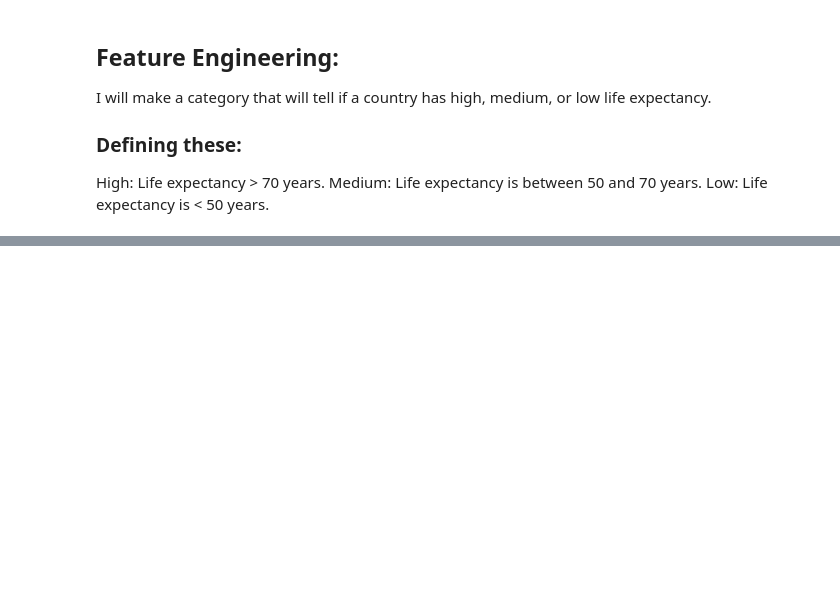
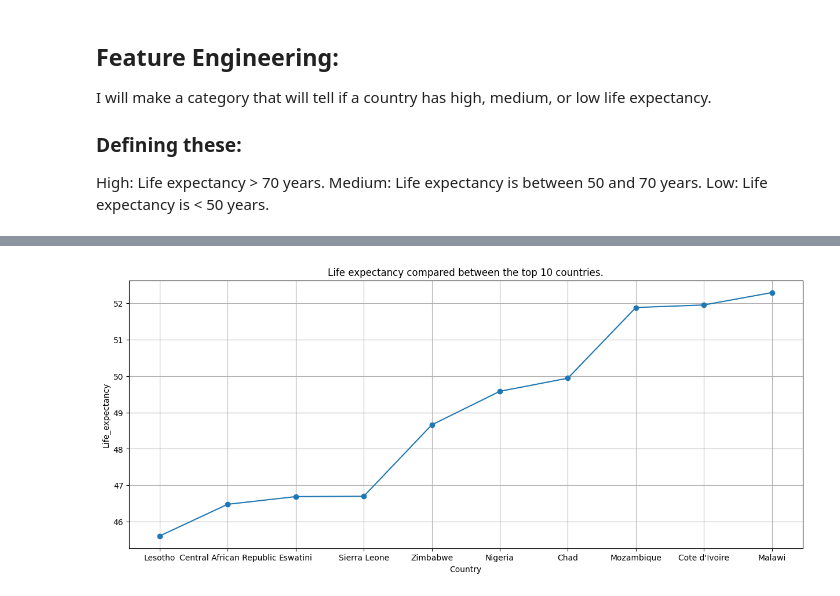
Before and after one commit to REMELH01/m2_miniproj, a Jupyter notebook: miniproj.ipynb, the cells around one changed output, grey strips where cells are left out. Drawn from its saved outputs; the diff is of its cells as text; code cells hidden in the pictures; blank space fills up the shorter version.

```diff
--- a/miniproj.ipynb
+++ b/miniproj.ipynb
@@ -118,0 +217,10 @@ life_expectancy.head()
+# %%
+plt.figure(figsize=(15, 6))
+plt.plot(bottom_10_expectancy['Country'], bottom_10_expectancy['Life_expectancy'], marker='o', linestyle='-')
+plt.title('Life expectancy compared between the top 10 countries.')
+plt.xlabel('Country')
+plt.ylabel('Life_expectancy')
+plt.grid(True)
+plt.show()
+# %% [output]
+[figure, added]
```
Also changed, not shown: parts of 14 cells of this notebook, 1 other file.
